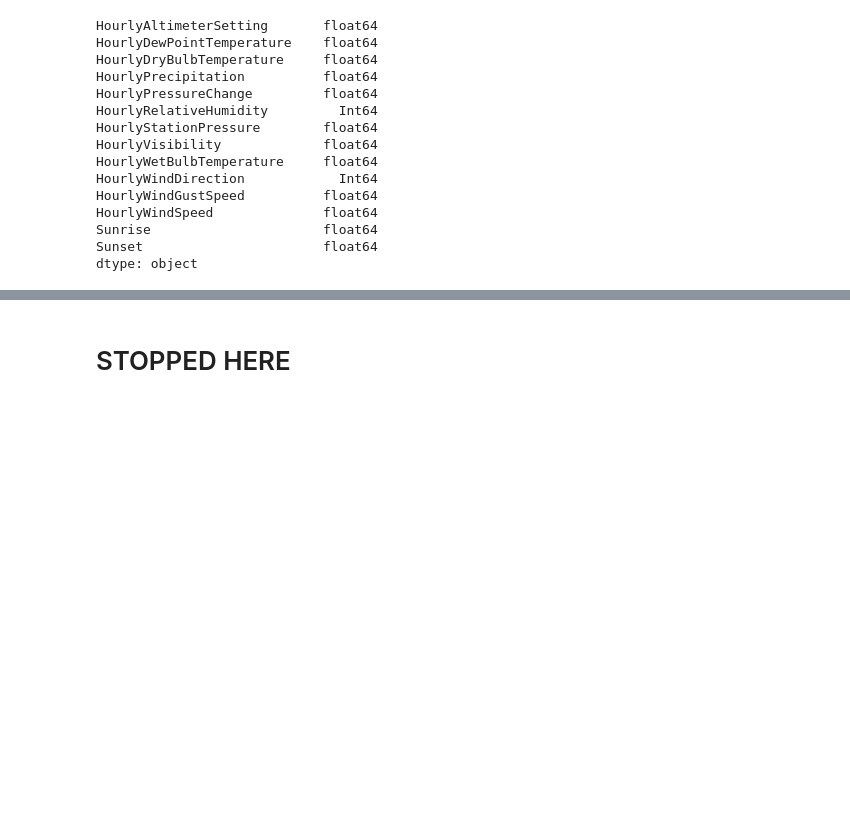
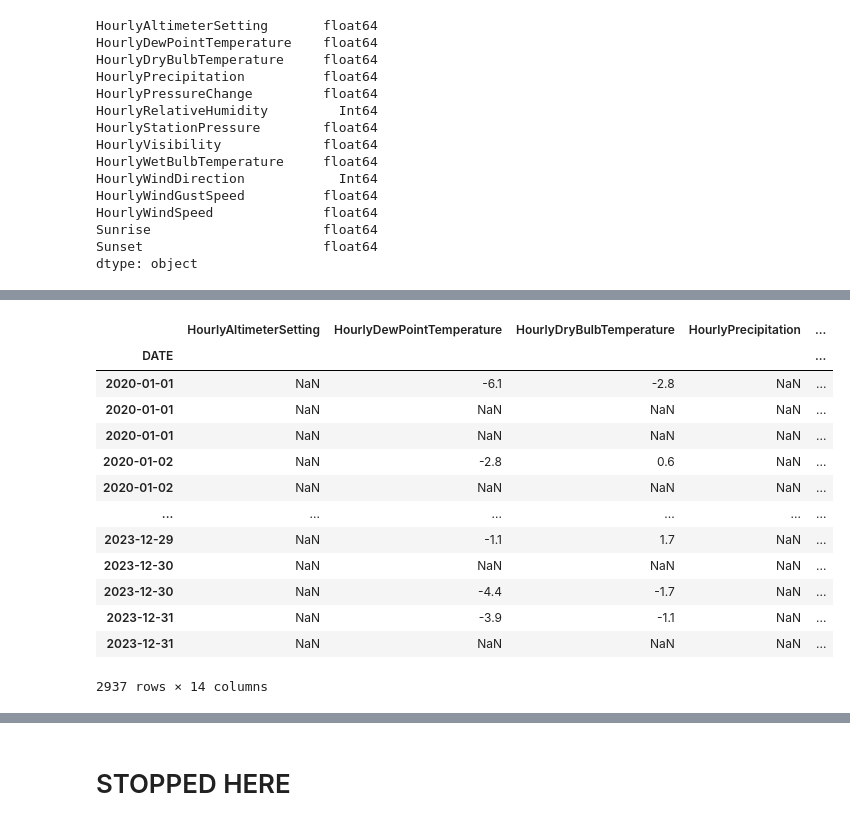
Before and after one commit to emskiphoto/noaa-weather-hourly, a Jupyter notebook: dev/noaa-weather-hourly.ipynb, the cells around one changed output, grey strips where cells are left out. Cells and saved outputs as stored; diff of their text form; code cells hidden in the pictures; blank space fills up the shorter version.

```diff
--- a/dev/noaa-weather-hourly.ipynb
+++ b/dev/noaa-weather-hourly.ipynb
@@ -333,5 +493,5 @@ times_nan
 # for posting sunrise/sunset times.  Important that this step be done after
 # forward filling sunrise/sunset values.
 filter_nan_times = pd.Series(df.index.time).isin(times_nan).values
-df = df.loc[~filter_nan_times]
-df.info()
+# df = df.loc[~filter_nan_times]
+# df.info()
@@ -356,3 +515,20 @@ memory usage: 5.8 MB
+# %%
+df.loc[filter_nan_times]
+# %% [output]
+|  | HourlyAltimeterSetting | HourlyDewPointTemperature | HourlyDryBulbTemperature | HourlyPrecipitation | ... |
+| DATE |  |  |  |  | ... |
+| 2020-01-01 | NaN | -6.1 | -2.8 | NaN | ... |
+| 2020-01-01 | NaN | NaN | NaN | NaN | ... |
+| 2020-01-01 | NaN | NaN | NaN | NaN | ... |
+| 2020-01-02 | NaN | -2.8 | 0.6 | NaN | ... |
+| 2020-01-02 | NaN | NaN | NaN | NaN | ... |
+| ... | ... | ... | ... | ... | ... |
+| 2023-12-29 | NaN | -1.1 | 1.7 | NaN | ... |
+| 2023-12-30 | NaN | NaN | NaN | NaN | ... |
+| 2023-12-30 | NaN | -4.4 | -1.7 | NaN | ... |
+| 2023-12-31 | NaN | -3.9 | -1.1 | NaN | ... |
+| 2023-12-31 | NaN | NaN | NaN | NaN | ... |
+2937 rows × 14 columns
 # %%
 #     Check what percentage of data has null data and print to screen
 df_pct_null_data = pd.DataFrame({'Percent N/A': df.isnull().sum().divide(len(df)).round(3)})
```
Also changed, not shown: parts of 68 cells of this notebook, 1 other file.
